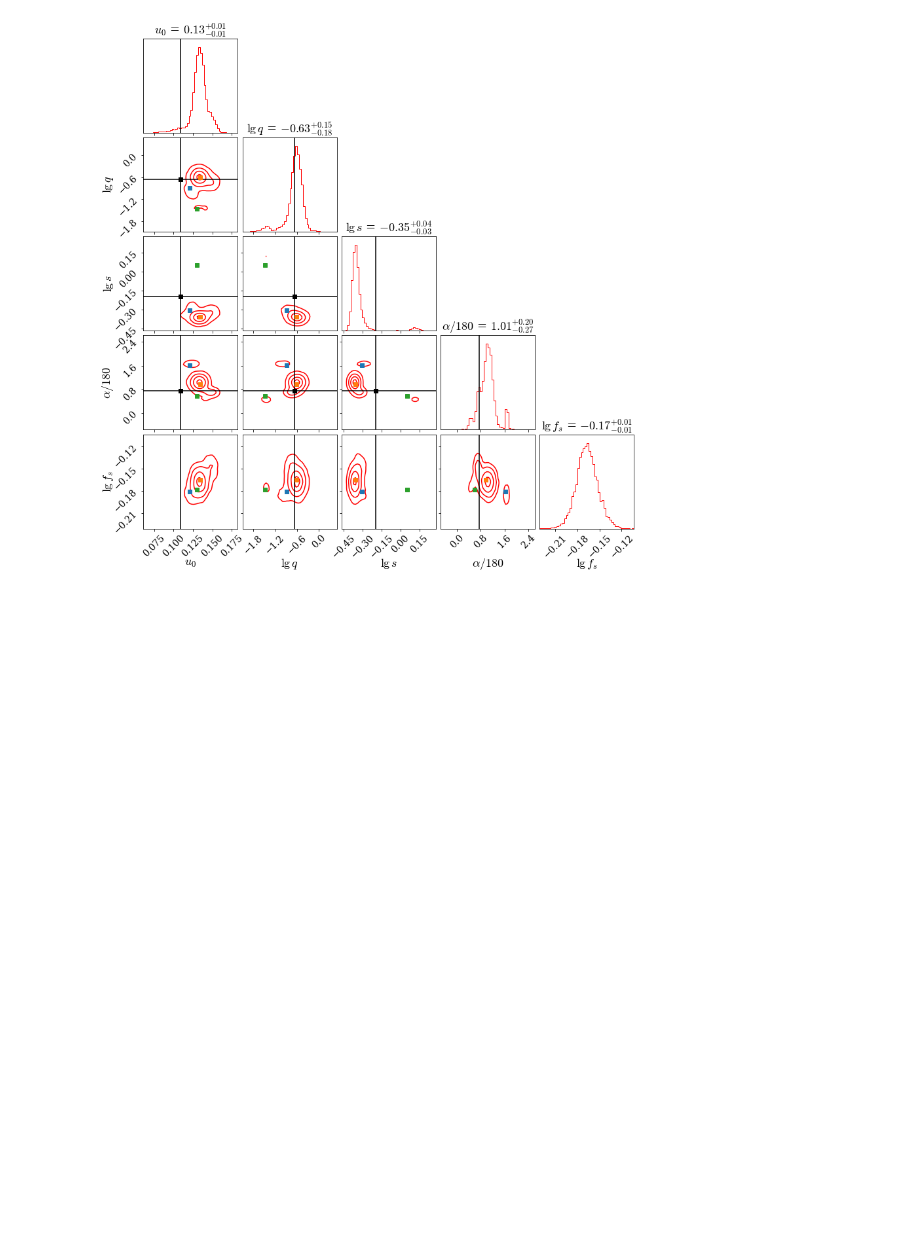
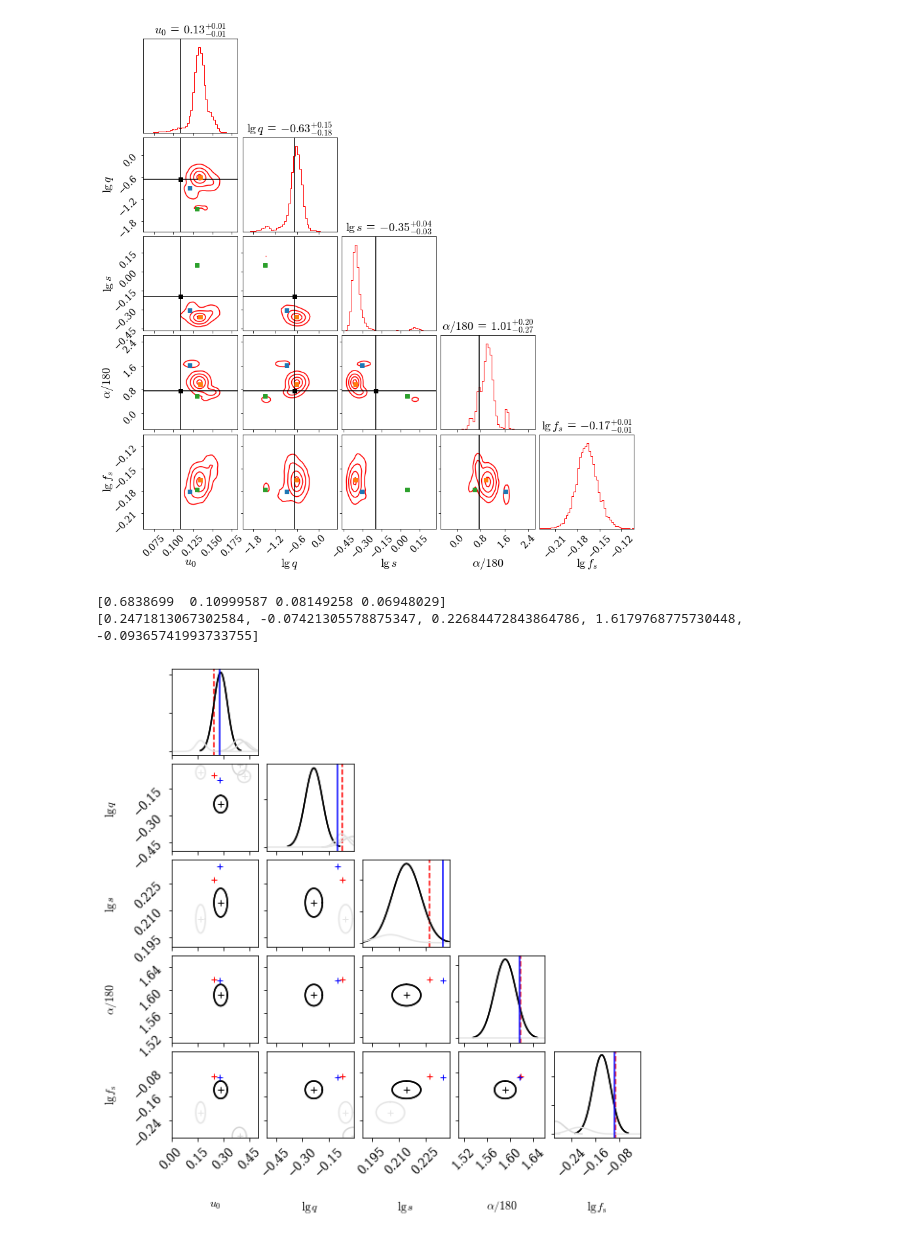
Before and after one commit to haimengzhao/magic-microlensing, a Jupyter notebook: test_lcplot.ipynb, the cells around one changed output. Saved outputs shown, nothing was run; the diff lists cells and outputs as text; code cells hidden in the pictures; blank space fills up the shorter version.

```diff
--- a/test_lcplot.ipynb
+++ b/test_lcplot.ipynb
@@ -528,3 +541,52 @@ for i in range(len(km.cluster_centers_)):
 plt.show()
 # %% [output]
 [figure]
+# %%
+plt.rc('font', size=12)
+import plot_triangle
+## first sort the gaussians according to the weight ##
+i = 30
+pi = pis_gap[ind[:size]][i].numpy()
+mu = locs_gap[ind[:size]][i].numpy()
+scale = scales_gap[ind[:size]][i].numpy()
+order = np.argsort(pi)[::-1]
+pi = pi[order][:4]
+mu = mu[order][:4]
+scale = scale[order][:4]
+print(pi)
+## the ground truth ##
+# param_true = [0.34033019, -0.35541759, 0.01886, 1.18859352, -0.8133]
+param_true = Y[ind][i].tolist()
+print(param_true)
+#param_true = [0.247, -0.074, 0.227, 291.236/180, -0.094]
+param_pred = np.zeros_like(param_true)
+norm_fac = np.zeros_like(param_true)
+
+n_param = len(mu[0])
+labels = [r'$u_0$', r'$\lg q$', r'$\lg s$', r'$\alpha/180$', r'$\lg f_{\rm s}$']
+
+param_ranges = [[0, 0.5], [-0.5, -0.01], [0.19, 0.238], [1.51, 1.66], [-0.3, -0.01]]
+for j_gauss in range(len(pi)):
+    weight = pi[j_gauss]/pi[0] # normalize the weight by the highest value, so that the color appears better
+    cov_mat = np.zeros((n_param, n_param))
+    for i in range(len(mu[j_gauss])):
+        cov_mat[i, i] = scale[j_gauss, i]**2
+    norm_fac += pi[j_gauss] #/np.linalg.det(cov_mat)
+    param_pred += mu[j_gauss] * pi[j_gauss] #/np.linalg.det(cov_mat) * mu[j_gauss]
+    if j_gauss == 0:
+        fig, axes = plot_triangle.plot_covariance(mu[j_gauss], labels, cov_mat, weight=weight, ground_truth=param_true, ground_truth_ls='dashed')
+    if j_gauss == len(pi)-1:
+        param_pred /= norm_fac
+        # plot_triangle.plot_covariance(mu[j_gauss], labels, cov_mat, fig=fig, axes=axes, weight=weight)
+        plot_triangle.plot_covariance(mu[j_gauss], labels, cov_mat, fig=fig, axes=axes, weight=weight, extents=param_ranges, ground_truth=np.array(param_best)[[0, 2, 3, 4, 5]], ground_truth_color='blue', ground_truth_ls='-')
+    else:
+        plot_triangle.plot_covariance(mu[j_gauss], labels, cov_mat, fig=fig, axes=axes, weight=weight)
+
+plt.savefig('./corner_gap.pdf')
+
+# corner.overplot_lines(plt.gcf(), np.array(param_best)[[0, 2, 3, 4, 5]], color="red")
+# corner.overplot_points(plt.gcf(), np.array(param_best)[[0, 2, 3, 4, 5]][None], marker="+", color="blue")
+# %% [output]
+[0.6838699  0.10999587 0.08149258 0.06948029]
+[0.2471813067302584, -0.07421305578875347, 0.22684472843864786, 1.6179768775730448, -0.09365741993733755]
+[figure, added]
```
Also changed, not shown: parts of 4 cells of this notebook, 3 other files.
